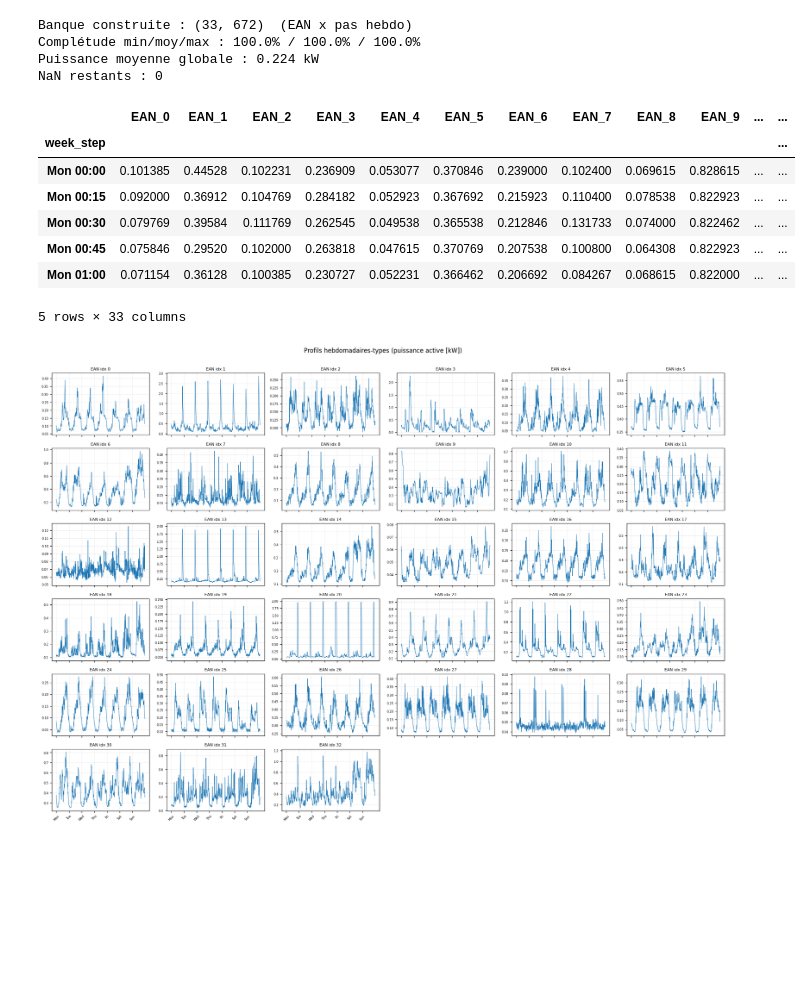
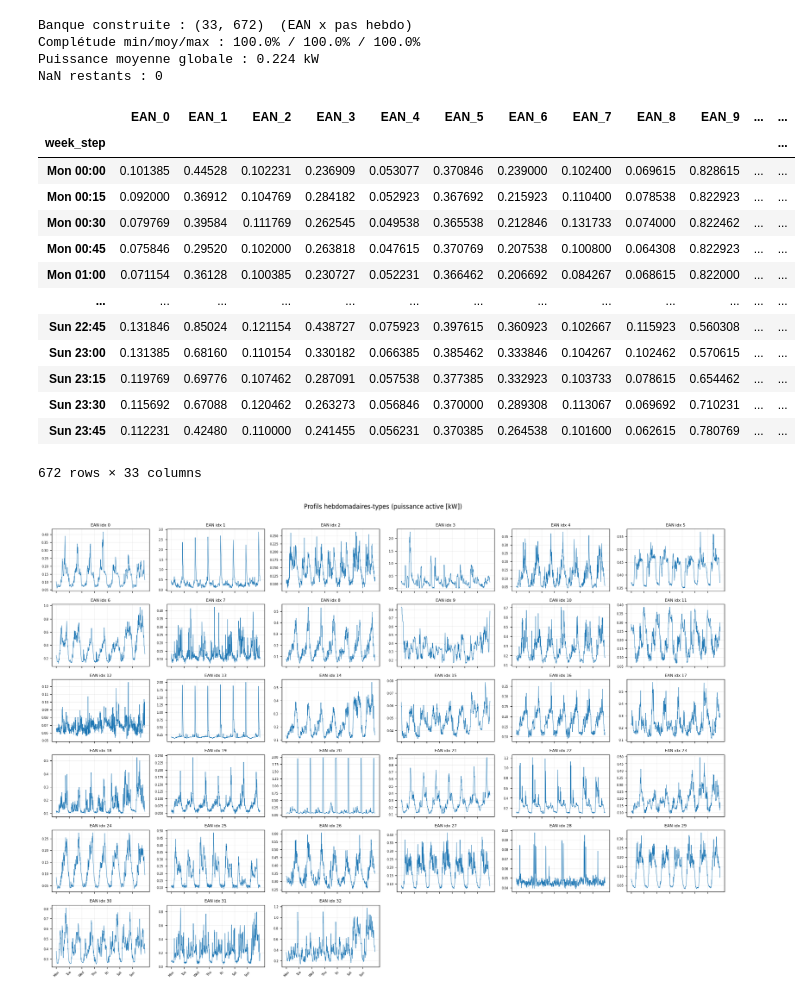
Before and after one commit to MAS4TE/digital_twin, a Jupyter notebook: archives/profil_conso.ipynb, the cells around one changed output. Drawn from its saved outputs; the diff is of its cells as text; code cells hidden in the pictures; blank space fills up the shorter version.

```diff
--- a/profil_conso.ipynb
+++ b/archives/profil_conso.ipynb
@@ -18,7 +18,7 @@ import numpy as np
 import matplotlib.pyplot as plt
 # %%
 # --- Import des données (même méthode que analyze_Bressoux_data.ipynb) ---
-df = pd.read_csv("data/part-00000-3895d355-7ed8-4cff-a072-bdc8805c8651-c000.csv")
+df = pd.read_csv("data/part-00000-3895d355-7ed8-4cff-a072-bdc8805c8651-c000.csv", sep=',')
 
 # Filtrage identique : on retire les EAN dont la conso totale (max-min) < 365 kWh
 total_cons = df.groupby('ean_anon')['measure_cons'].agg(lambda s: s.max() - s.min())
@@ -116,29 +116,35 @@ NaN restants : 0
 # %%
 # --- Version DataFrame lisible / exportable ---
 # Index temporel hebdo explicite (jour + heure) pour inspection et export.
 
 days = ['Mon', 'Tue', 'Wed', 'Thu', 'Fri', 'Sat', 'Sun']
 time_index = [
     f"{days[step // 96]} {(step % 96) * 15 // 60:02d}:{(step % 96) * 15 % 60:02d}"
     for step in range(N_PER_WEEK)
 ]
 
 weekly_df = pd.DataFrame(
     weekly_bank.T,                       # (672, 33)
     index=time_index,
     columns=[f"EAN_{i}" for i in range(len(unique_eans))]
 )
 weekly_df.index.name = "week_step"
-weekly_df.head()
+weekly_df
 # %% [output]
 |  | EAN_0 | EAN_1 | EAN_2 | EAN_3 | EAN_4 | EAN_5 | EAN_6 | EAN_7 | EAN_8 | EAN_9 | ... | ... |
 | week_step |  |  |  |  |  |  |  |  |  |  |  | ... |
 | Mon 00:00 | 0.101385 | 0.44528 | 0.102231 | 0.236909 | 0.053077 | 0.370846 | 0.239000 | 0.102400 | 0.069615 | 0.828615 | ... | ... |
 | Mon 00:15 | 0.092000 | 0.36912 | 0.104769 | 0.284182 | 0.052923 | 0.367692 | 0.215923 | 0.110400 | 0.078538 | 0.822923 | ... | ... |
 | Mon 00:30 | 0.079769 | 0.39584 | 0.111769 | 0.262545 | 0.049538 | 0.365538 | 0.212846 | 0.131733 | 0.074000 | 0.822462 | ... | ... |
 | Mon 00:45 | 0.075846 | 0.29520 | 0.102000 | 0.263818 | 0.047615 | 0.370769 | 0.207538 | 0.100800 | 0.064308 | 0.822923 | ... | ... |
 | Mon 01:00 | 0.071154 | 0.36128 | 0.100385 | 0.230727 | 0.052231 | 0.366462 | 0.206692 | 0.084267 | 0.068615 | 0.822000 | ... | ... |
+| ... | ... | ... | ... | ... | ... | ... | ... | ... | ... | ... | ... | ... |
+| Sun 22:45 | 0.131846 | 0.85024 | 0.121154 | 0.438727 | 0.075923 | 0.397615 | 0.360923 | 0.102667 | 0.115923 | 0.560308 | ... | ... |
+| Sun 23:00 | 0.131385 | 0.68160 | 0.110154 | 0.330182 | 0.066385 | 0.385462 | 0.333846 | 0.104267 | 0.102462 | 0.570615 | ... | ... |
+| Sun 23:15 | 0.119769 | 0.69776 | 0.107462 | 0.287091 | 0.057538 | 0.377385 | 0.332923 | 0.103733 | 0.078615 | 0.654462 | ... | ... |
+| Sun 23:30 | 0.115692 | 0.67088 | 0.120462 | 0.263273 | 0.056846 | 0.370000 | 0.289308 | 0.113067 | 0.069692 | 0.710231 | ... | ... |
+| Sun 23:45 | 0.112231 | 0.42480 | 0.110000 | 0.241455 | 0.056231 | 0.370385 | 0.264538 | 0.101600 | 0.062615 | 0.780769 | ... | ... |
-5 rows × 33 columns
+672 rows × 33 columns
 # %%
 # --- Visualisation : grille des 33 profils hebdomadaires ---
 import math
```
Also changed, not shown: 31 other files.
